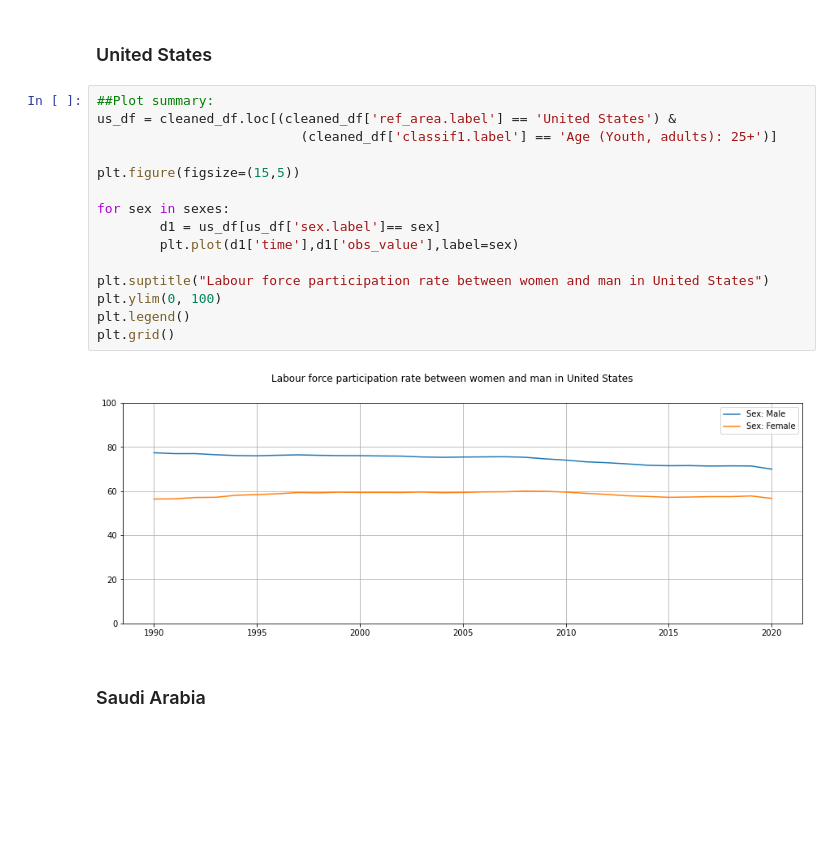
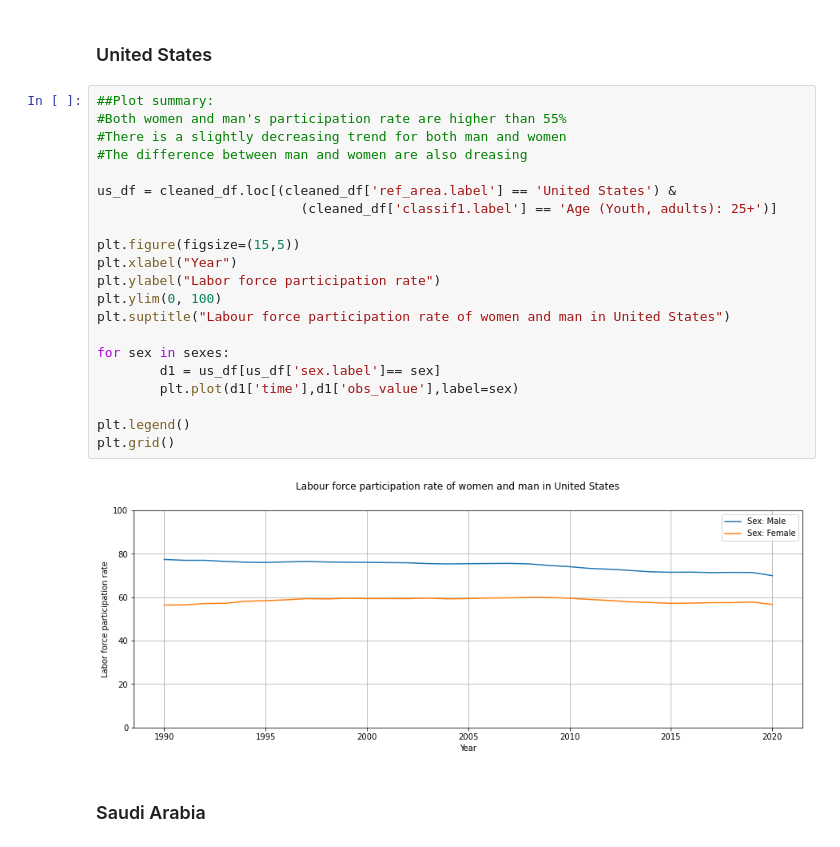
Before and after one commit to jessieffff/cs103a-cpa01, a Jupyter notebook: cpa01.ipynb, the cells around one changed output. Cells and saved outputs as stored; diff of their text form; blank space fills up the shorter version.

```diff
--- a/cpa01.ipynb
+++ b/cpa01.ipynb
@@ -120,21 +125,27 @@ plt.grid()
 ### United States
 # %%
 ##Plot summary:
+#Both women and man's participation rate are higher than 55%
+#There is a slightly decreasing trend for both man and women
+#The difference between man and women are also dreasing
+
 us_df = cleaned_df.loc[(cleaned_df['ref_area.label'] == 'United States') &
                           (cleaned_df['classif1.label'] == 'Age (Youth, adults): 25+')]
 
 plt.figure(figsize=(15,5))
+plt.xlabel("Year")
+plt.ylabel("Labor force participation rate")
+plt.ylim(0, 100)
+plt.suptitle("Labour force participation rate of women and man in United States")
 
 for sex in sexes:
         d1 = us_df[us_df['sex.label']== sex]
         plt.plot(d1['time'],d1['obs_value'],label=sex)
 
-plt.suptitle("Labour force participation rate between women and man in United States")
-plt.ylim(0, 100)
 plt.legend()
 plt.grid()
 # %% [output]
-[figure, old version]
+[figure, new version]
 # %% [markdown]
 ### Saudi Arabia
 # %%
```
Also changed, not shown: parts of 11 cells of this notebook.
